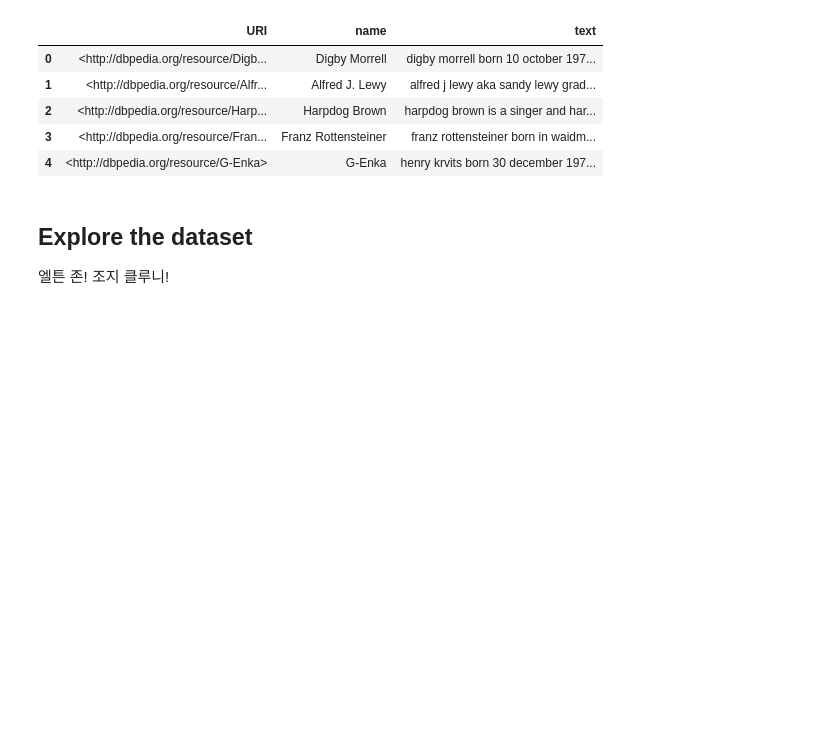
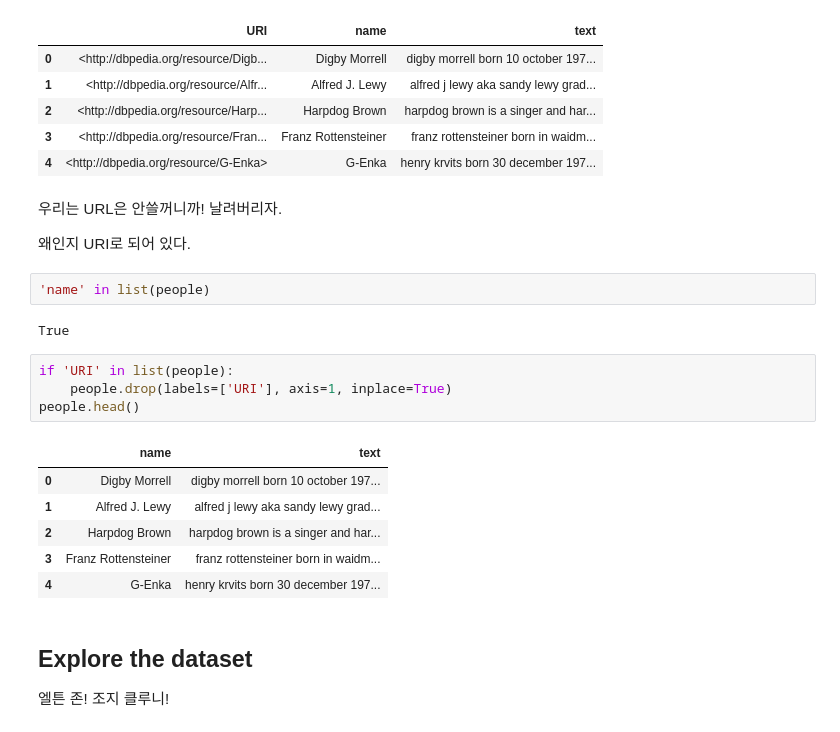
Before and after one commit to RayleighKim/M11_Intro_To_Unsuerpvised_Learning, a Jupyter notebook: 11_1_Intro_to_Unsupervised_Learning_I.ipynb, the cells around one changed output. Cells and saved outputs as stored; diff of their text form; blank space fills up the shorter version.

```diff
--- a/11_1_Intro_to_Unsupervised_Learning_I.ipynb
+++ b/11_1_Intro_to_Unsupervised_Learning_I.ipynb
@@ -45,6 +49,25 @@ people.head()
 | 2 | <http://dbpedia.org/resource/Harp... | Harpdog Brown | harpdog brown is a singer and har... |
 | 3 | <http://dbpedia.org/resource/Fran... | Franz Rottensteiner | franz rottensteiner born in waidm... |
 | 4 | <http://dbpedia.org/resource/G-Enka> | G-Enka | henry krvits born 30 december 197... |
+# %% [markdown]
+우리는 URL은 안쓸꺼니까! 날려버리자.
+
+왜인지 URI로 되어 있다.
+# %%
+'name' in list(people)
+# %% [output]
+True
+# %%
+if 'URI' in list(people):
+    people.drop(labels=['URI'], axis=1, inplace=True)
+people.head()
+# %% [output]
+|  | name | text |
+| 0 | Digby Morrell | digby morrell born 10 october 197... |
+| 1 | Alfred J. Lewy | alfred j lewy aka sandy lewy grad... |
+| 2 | Harpdog Brown | harpdog brown is a singer and har... |
+| 3 | Franz Rottensteiner | franz rottensteiner born in waidm... |
+| 4 | G-Enka | henry krvits born 30 december 197... |
 # %% [markdown]
 ## Explore the dataset
 
```
Also changed, not shown: parts of 45 cells of this notebook.
